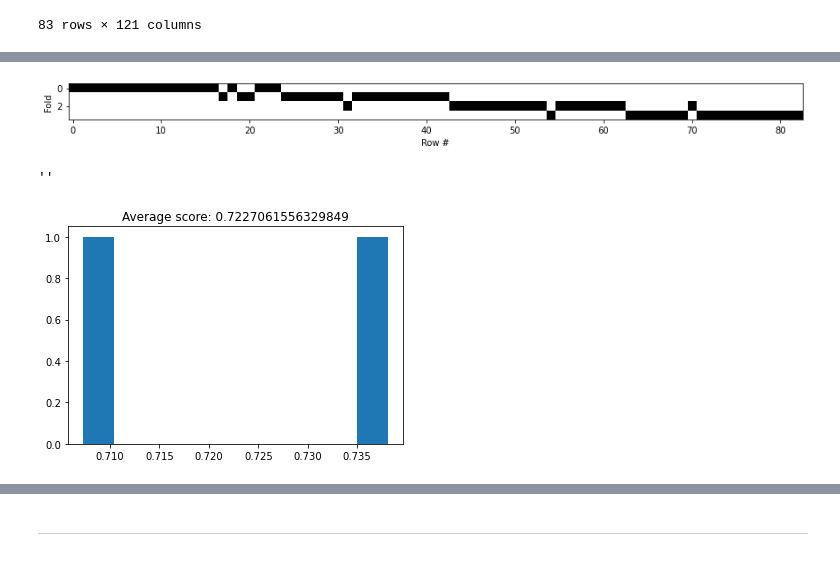
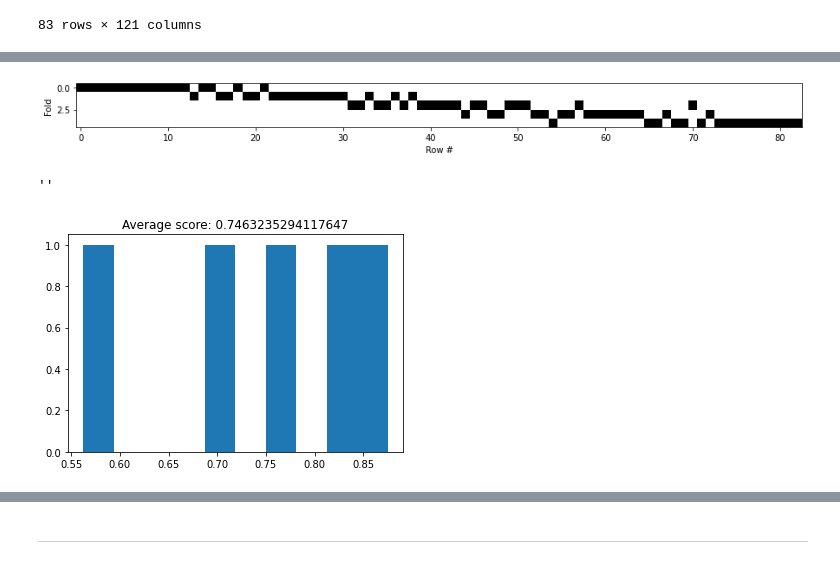
Before and after one commit to diogosmac/covid-forecast-feup-iart, a Jupyter notebook: projects/project2/project.ipynb, the cells around one changed output, grey strips where cells are left out. Saved outputs shown, nothing was run; the diff lists cells and outputs as text; code cells hidden in the pictures.

Commit message:
Added naive bayes and improved decision trees

```diff
--- a/projects/project2/project.ipynb
+++ b/projects/project2/project.ipynb
@@ -852,0 +917,20 @@ Now that our data has been handled to fit our needs and properly extracted, it i
+# %%
+from sklearn.naive_bayes import GaussianNB
+
+naive_bayes_classifier = GaussianNB()
+
+parameter_grid = {
+    'var_smoothing': [0.17,0.16,0.15,0.12,0.11,1e-1,1e-2,1e-3,1e-4,1e-5,1e-6]
+}
+
+cross_validation = StratifiedKFold(n_splits=6)
+
+grid_search = GridSearchCV(naive_bayes_classifier,
+                           param_grid=parameter_grid,
+                           cv=cross_validation)
+
+grid_search.fit(all_inputs, all_labels)
+print('Best score: {}'.format(grid_search.best_score_))
+print('Best parameters: {}'.format(grid_search.best_params_))
+
+grid_search.best_estimator_
@@ -891,21 +981,21 @@ plt.title('Average score: {}'.format(np.mean(model_accuracies)))
 # %%
-from sklearn.model_selection import StratifiedKFold
+#### from sklearn.model_selection import StratifiedKFold
 
 def plot_cv(cv, features, labels):
     masks = []
     for train, test in cv.split(features, labels):
         mask = np.zeros(len(labels), dtype=bool)
         mask[test] = 1
         masks.append(mask)
 
     plt.figure(figsize=(15, 15))
     plt.imshow(masks, interpolation='none', cmap='gray_r')
     plt.ylabel('Fold')
     plt.xlabel('Row #')
 
-plot_cv(StratifiedKFold(n_splits=4), all_inputs, all_labels)
+plot_cv(StratifiedKFold(n_splits=5), all_inputs, all_labels)
 # %% [output]
-[figure, old version]
+[figure, new version]
 # %%
 from sklearn.model_selection import cross_val_score
 
@@ -913,13 +1003,13 @@ decision_tree_classifier = DecisionTreeClassifier()
 
 # cross_val_score returns a list of the scores, which we can visualize
 # to get a reasonable estimate of our classifier's performance
-cv_scores = cross_val_score(decision_tree_classifier, all_inputs, all_labels, cv=StratifiedKFold(n_splits=2))
+cv_scores = cross_val_score(decision_tree_classifier, all_inputs, all_labels, cv=StratifiedKFold(n_splits=5))
 plt.hist(cv_scores)
 plt.title('Average score: {}'.format(np.mean(cv_scores)))
 ;
 # %% [output]
 ''
-[figure, old version]
+[figure, new version]
 # %%
 from sklearn.model_selection import GridSearchCV
 
```
Also changed, not shown: parts of 19 cells of this notebook.
